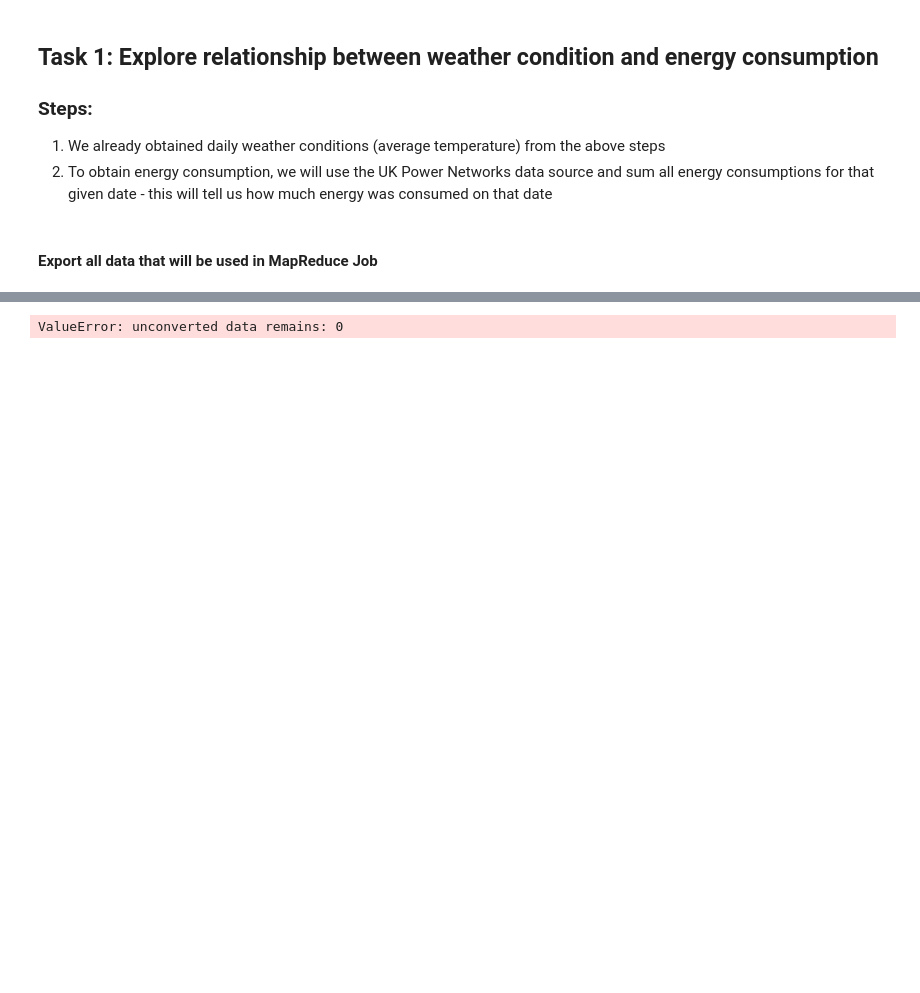
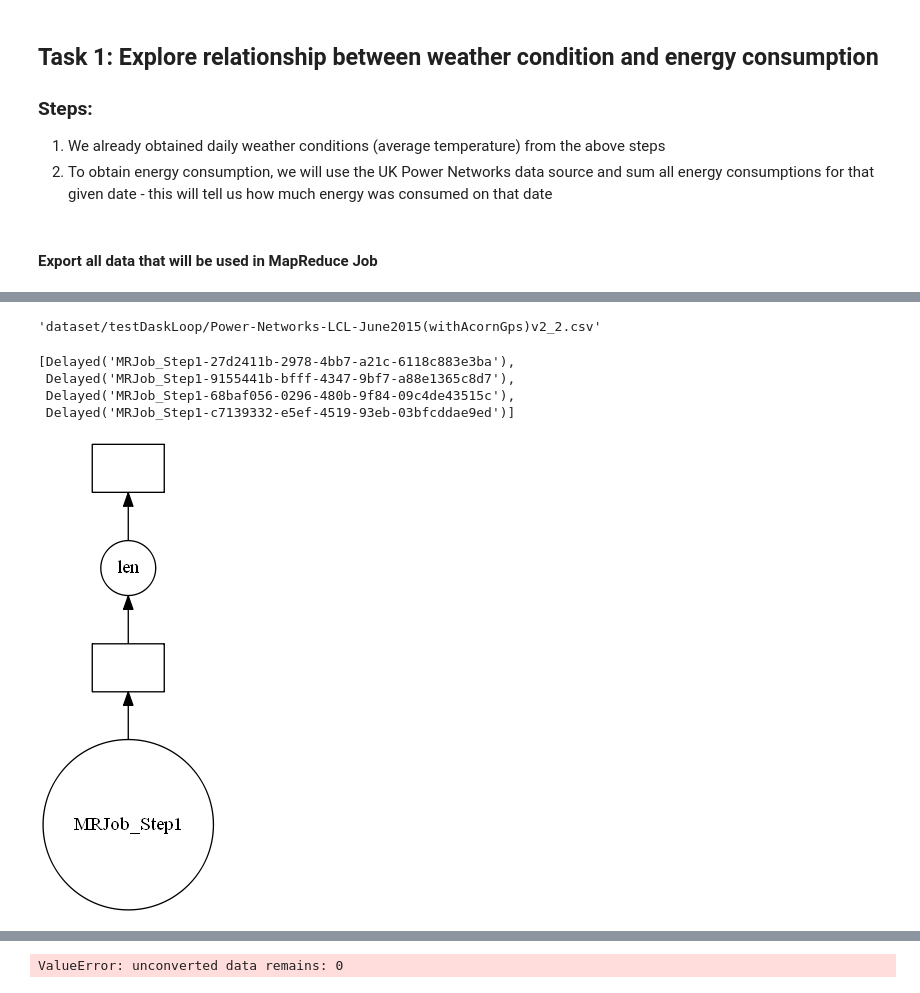
Before and after one commit to 93ramadan/uob-bdsa603-practice2, a Jupyter notebook: 20113798.ipynb, the cells around one changed output, grey strips where cells are left out. Cells and saved outputs as stored; diff of their text form; code cells hidden in the pictures; blank space fills up the shorter version.

```diff
--- a/20113798.ipynb
+++ b/20113798.ipynb
@@ -282,0 +330,15 @@ Wall time: 17.4 ms
+# %%
+%%time
+UKPowerNetworks_DatasetDir = r'dataset/testDaskLoop/'
+UKPowerNetworks_OutputDir = r'dataset/testDaskOutput/'
+
+UKPowerNetworks_CompletedFiles = []
+
+for ukPowerNetworksFile in os.listdir(UKPowerNetworks_DatasetDir):
+    dataset_fullPath = os.path.join(UKPowerNetworks_DatasetDir, ukPowerNetworksFile)
+    dataset_outputPath = os.path.join(UKPowerNetworks_OutputDir, ukPowerNetworksFile.replace('Power-Networks-LCL-June2015(withAcornGps)','').replace('.csv',''))
+    locally_completedfile = MRJob_Step1(dataset_fullPath, dataset_outputPath)
+    UKPowerNetworks_CompletedFiles.append(locally_completedfile)
+
+NumberofFilesProcessed = dask.delayed(len)(UKPowerNetworks_CompletedFiles)
+NumberofFilesProcessed.compute()
@@ -282,0 +354,22 @@ Wall time: 17.4 ms
+# %%
+UKPowerNetworks_DatasetDir = r'dataset/testDaskLoop/'
+UKPowerNetworks_OutputDir = r'dataset/testDaskOutput/'
+
+testfile = os.path.join(UKPowerNetworks_DatasetDir, 'Power-Networks-LCL-June2015(withAcornGps)v2_2.csv')
+testOutput = os.path.join(UKPowerNetworks_OutputDir, ukPowerNetworksFile
+                          .replace('Power-Networks-LCL-June2015(withAcornGps)','')
+                          .replace('.csv',''))
+MRJob_Step1(testfile,testOutput).compute()
+# %% [output]
+'dataset/testDaskLoop/Power-Networks-LCL-June2015(withAcornGps)v2_2.csv'
+# %%
+UKPowerNetworks_CompletedFiles
+# %% [output]
+[Delayed('MRJob_Step1-27d2411b-2978-4bb7-a21c-6118c883e3ba'),
+ Delayed('MRJob_Step1-9155441b-bfff-4347-9bf7-a88e1365c8d7'),
+ Delayed('MRJob_Step1-68baf056-0296-480b-9f84-09c4de43515c'),
+ Delayed('MRJob_Step1-c7139332-e5ef-4519-93eb-03bfcddae9ed')]
+# %%
+NumberofFilesProcessed.visualize()
+# %% [output]
+[figure, added]
```
Also changed, not shown: parts of 28 cells of this notebook, 17 other files.
